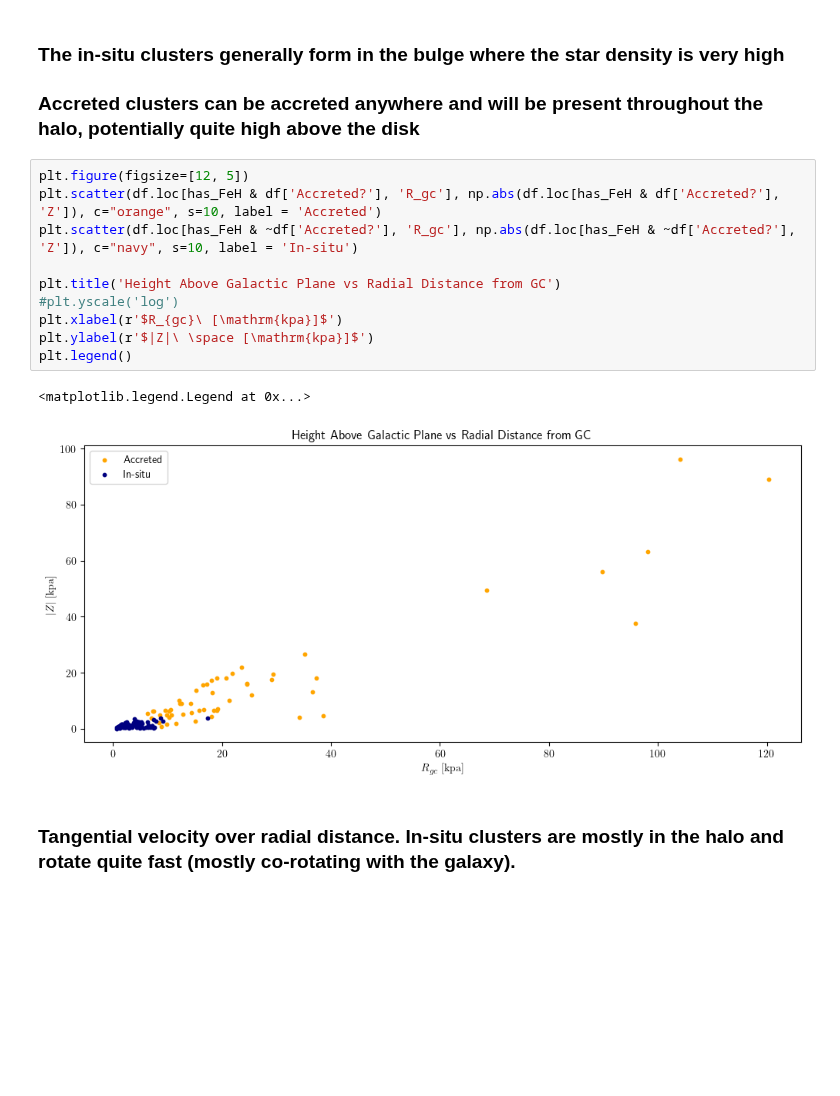
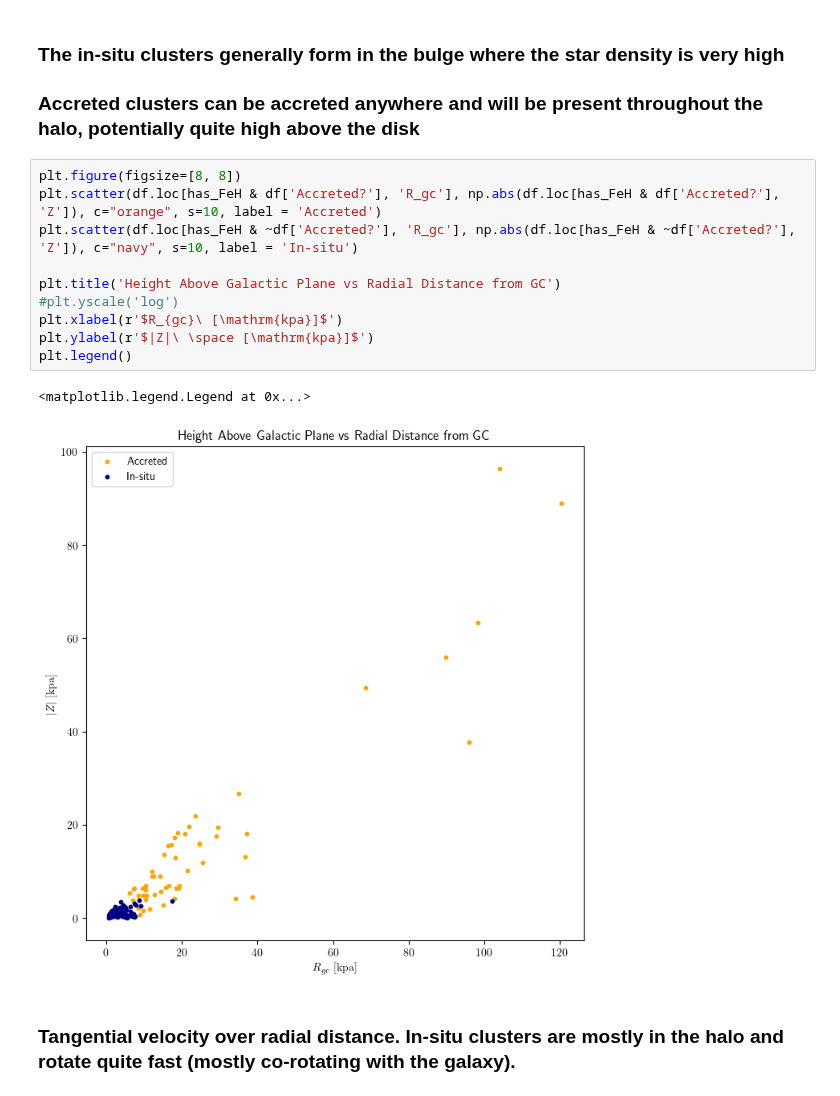
Before and after one commit to Valerii-Radchenkov/3116_Project, a Jupyter notebook: Analysis.ipynb, the cells around one changed output. Cells and saved outputs as stored; diff of their text form; blank space fills up the shorter version.

```diff
--- a/Analysis.ipynb
+++ b/Analysis.ipynb
@@ -102,18 +124,18 @@ ax.legend()
 ### The in-situ clusters generally form in the bulge where the star density is very high
 ### Accreted clusters can be accreted anywhere and will be present throughout the halo, potentially quite high above the disk
 # %%
-plt.figure(figsize=[12, 5])
+plt.figure(figsize=[8, 8])
 plt.scatter(df.loc[has_FeH & df['Accreted?'], 'R_gc'], np.abs(df.loc[has_FeH & df['Accreted?'], 'Z']), c="orange", s=10, label = 'Accreted')
 plt.scatter(df.loc[has_FeH & ~df['Accreted?'], 'R_gc'], np.abs(df.loc[has_FeH & ~df['Accreted?'], 'Z']), c="navy", s=10, label = 'In-situ')
 
 plt.title('Height Above Galactic Plane vs Radial Distance from GC')
 #plt.yscale('log')
 plt.xlabel(r'$R_{gc}\ [\mathrm{kpa}]$')
 plt.ylabel(r'$|Z|\ \space [\mathrm{kpa}]$')
 plt.legend()
 # %% [output]
 <matplotlib.legend.Legend at 0x...>
-[figure, old version]
+[figure, new version]
 # %% [markdown]
 ###
 ### Tangential velocity over radial distance. In-situ clusters are mostly in the halo and rotate quite fast (mostly co-rotating with the galaxy).
```
Also changed, not shown: parts of 4 cells of this notebook.
